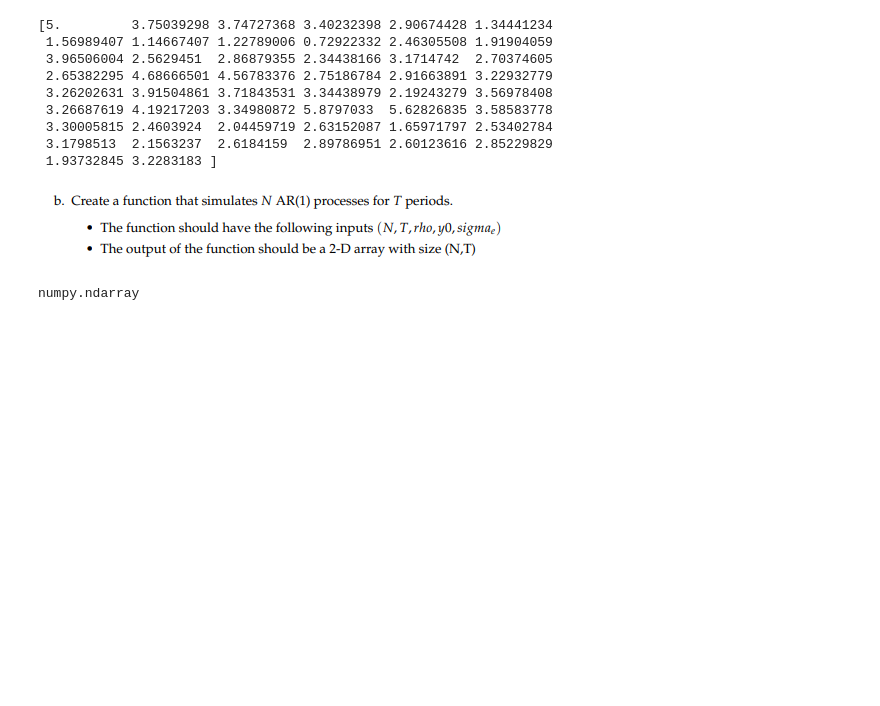
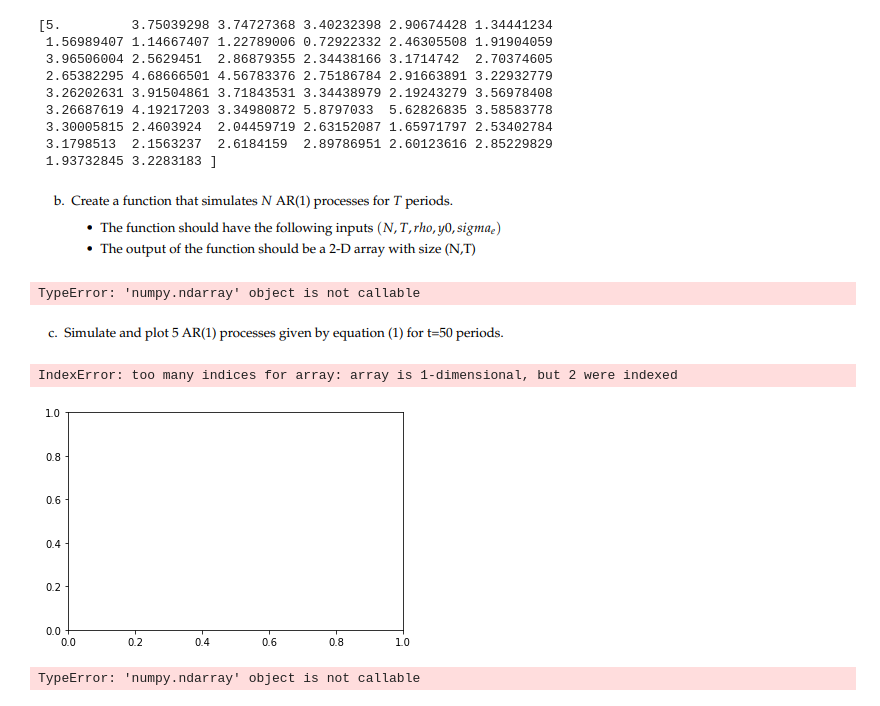
Before and after one commit to ArifShahrin/PS3, a Jupyter notebook: Untitled.ipynb, the cells around one changed output. Saved outputs shown, nothing was run; the diff lists cells and outputs as text; code cells hidden in the pictures; blank space fills up the shorter version.

```diff
--- a/Untitled.ipynb
+++ b/Untitled.ipynb
@@ -238,7 +238,9 @@ np.random.seed(123)
 
 #columns = N
 #rows = T
-def simulation(N,T,rho,y0,sigma_e):
+def simulate_AR1(N,T,rho,y0,sigma_e):
+    '''function that simulates N AR(1) processes for T periods
+     simulate_AR1(N,T,rho,y0,sigma_e)'''
 
     sims = []
 
@@ -250,20 +252,49 @@ def simulation(N,T,rho,y0,sigma_e):
             y[i] = a+ rho*y[i-1]+e
         sims.append(y)
 
-    sims_array = np.concatenate(sims)
+    sims_arr = np.concatenate(sims)
 
 
+    return sims_arr
 
-
-    return sims_array
-
-
-simulation(4,5,0.23,0,1)
+#simulate_AR1(4,5,0.23,0,1)
 #check dimensions
-# np.shape( simulation(N=4,T = 5,0.23,0,1) )
+# np.shape( simulate_AR1(N=4,T = 5,0.23,0,1) )
 
 
 #check data type
-#type(simulation(4,5,0.23,0,1))
+# simulate_AR1(4,5,0.23,0,1)
+type(simulate_AR1(4,5,0.23,0,1))
+T = 50
+
+x = simulate_AR1(4,5,0.23,0,1)
+print(x)
 # %% [output]
-numpy.ndarray
+TypeError: 'numpy.ndarray' object is not callable
+# %% [markdown]
+![image.png](attachment:image.png)
+# %%
+#    '''function that simulates N AR(1) processes for T periods
+#     simulate_AR1(N,T,rho,y0,sigma_e)''
+T = 50
+y2 = simulate_AR1(5,50,0.95,0,0.25)
+
+#plotting
+labels = np.linspace(1,5,1)
+fig, ax = plt.subplots()
+for i in range(0,4):
+    ax.plot(range(0,T), y2[:, i], linewidth=2.0,label='a=0')
+
+ax.set_xlabel('t')
+ax.set_ylabel('y')
+ax.set_title(r'AR(1) process with $\rho=0.95$ ')
+ax.legend()
+plt.show()
+# %% [output]
+IndexError: too many indices for array: array is 1-dimensional, but 2 were indexed
+[figure, added]
+# %%
+x = np.linspace(1,5,1)
+print(x)
+# %% [output]
+TypeError: 'numpy.ndarray' object is not callable
```
